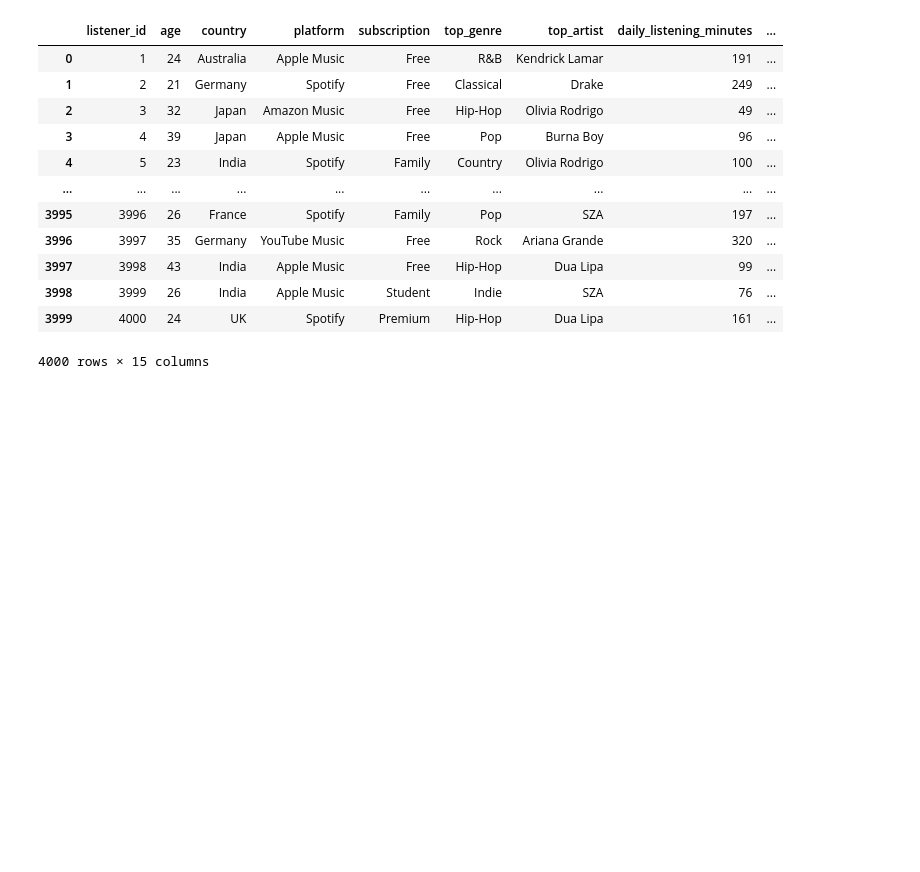
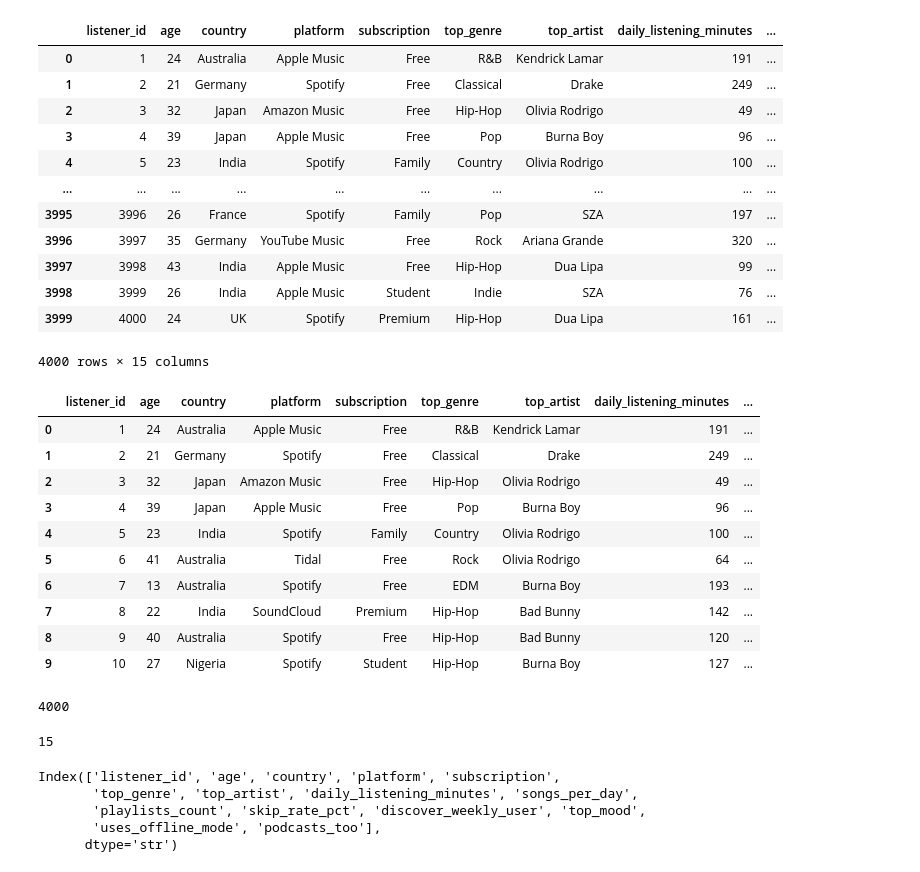
Before and after one commit to Sumit-Rajak99/pandas, a Jupyter notebook: 8_exercise.ipynb, the cells around one changed output. Drawn from its saved outputs; the diff is of its cells as text; code cells hidden in the pictures; blank space fills up the shorter version.

```diff
--- a/8_exercise.ipynb
+++ b/8_exercise.ipynb
@@ -74,3 +74,35 @@ music
 4000 rows × 15 columns
 # %%
 # 4
+music.head(10)
+# %% [output]
+|  | listener_id | age | country | platform | subscription | top_genre | top_artist | daily_listening_minutes | ... |
+| 0 | 1 | 24 | Australia | Apple Music | Free | R&B | Kendrick Lamar | 191 | ... |
+| 1 | 2 | 21 | Germany | Spotify | Free | Classical | Drake | 249 | ... |
+| 2 | 3 | 32 | Japan | Amazon Music | Free | Hip-Hop | Olivia Rodrigo | 49 | ... |
+| 3 | 4 | 39 | Japan | Apple Music | Free | Pop | Burna Boy | 96 | ... |
+| 4 | 5 | 23 | India | Spotify | Family | Country | Olivia Rodrigo | 100 | ... |
+| 5 | 6 | 41 | Australia | Tidal | Free | Rock | Olivia Rodrigo | 64 | ... |
+| 6 | 7 | 13 | Australia | Spotify | Free | EDM | Burna Boy | 193 | ... |
+| 7 | 8 | 22 | India | SoundCloud | Premium | Hip-Hop | Bad Bunny | 142 | ... |
+| 8 | 9 | 40 | Australia | Spotify | Free | Hip-Hop | Bad Bunny | 120 | ... |
+| 9 | 10 | 27 | Nigeria | Spotify | Student | Hip-Hop | Burna Boy | 127 | ... |
+# %%
+# 5
+music.shape[0]
+# %% [output]
+4000
+# %%
+# 6
+music.shape[1]
+# %% [output]
+15
+# %%
+# 7
+music.columns
+# %% [output]
+Index(['listener_id', 'age', 'country', 'platform', 'subscription',
+       'top_genre', 'top_artist', 'daily_listening_minutes', 'songs_per_day',
+       'playlists_count', 'skip_rate_pct', 'discover_weekly_user', 'top_mood',
+       'uses_offline_mode', 'podcasts_too'],
+      dtype='str')
```
Also changed, not shown: parts of 21 cells of this notebook, 3 other files.
